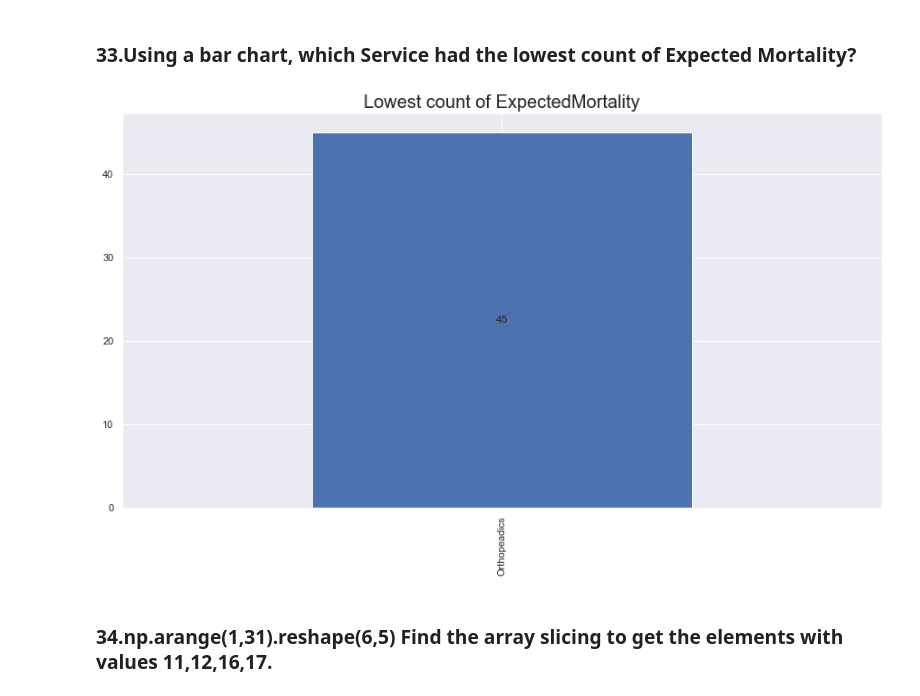
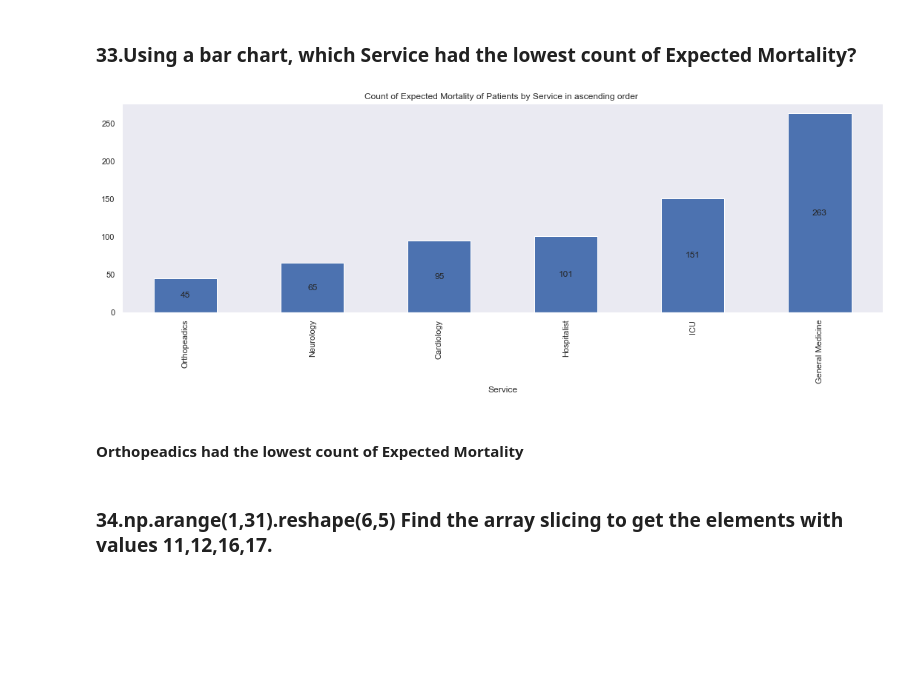
Before and after one commit to sita47/Py_charmers, a Jupyter notebook: Py_charmers.ipynb, the cells around one changed output. Saved outputs shown, nothing was run; the diff lists cells and outputs as text; code cells hidden in the pictures; blank space fills up the shorter version.

```diff
--- a/Py_charmers.ipynb
+++ b/Py_charmers.ipynb
@@ -322,7 +323,7 @@ df_re['ReadmissionFlag'].fillna(0,inplace=True)
 ### 16.Plot a graph to show the distribution of expected length
 # %%
 plt.figure(figsize=(15,6))
-sns.set(style="darkgrid")
+sns.set(style="dark")
 sns.distplot(df_re['ExpectedLOS'],kde=False,bins=30, color='red')
 plt.title("Bar chart between ExpectedLOS & Primary Diagnosis",fontsize=20)
 plt.show()
@@ -602,14 +637,16 @@ The Multiplication Table of the above given number  3
 # %% [markdown]
 ### 33.Using a bar chart, which Service had the lowest count of Expected Mortality?
 # %%
-sns.set(style="darkgrid")
-low_count = df_re['Service'].value_counts().tail(1)
-ax=low_count.plot(kind='bar',figsize=(15,8))
+los_sum=df_re.groupby('Service')['ExpectedLOS'].count().sort_values(ascending = True)
+plt.figure(figsize=(15,6))
+ax=los_sum.plot(kind='bar')
 ax.bar_label(ax.containers[0], label_type='center')
-plt.title('Lowest count of ExpectedMortality',fontsize=20)
+plt.title('Count of Expected Mortality of Patients by Service in ascending order ')
 plt.show()
 # %% [output]
-[figure, old version]
+[figure, new version]
+# %% [markdown]
+#### Orthopeadics had the lowest count of Expected Mortality
 # %% [markdown]
 ### 34.np.arange(1,31).reshape(6,5) Find the array slicing to get the elements with values 11,12,16,17.
 # %%
```
Also changed, not shown: parts of 10 cells of this notebook.
